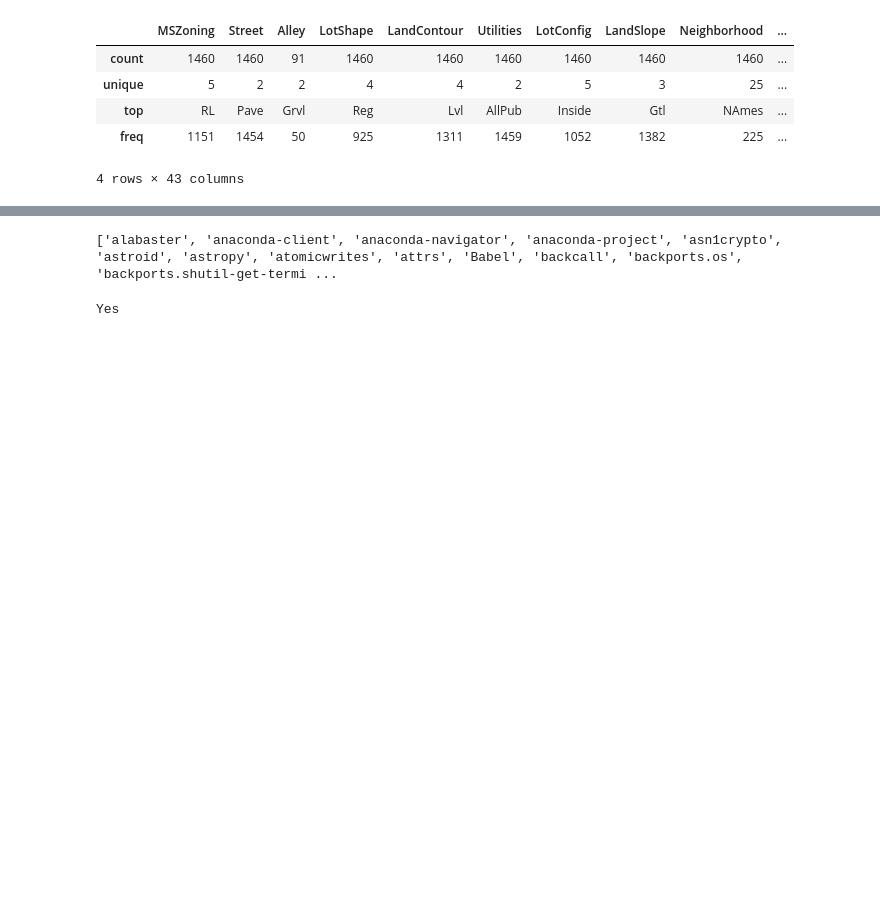
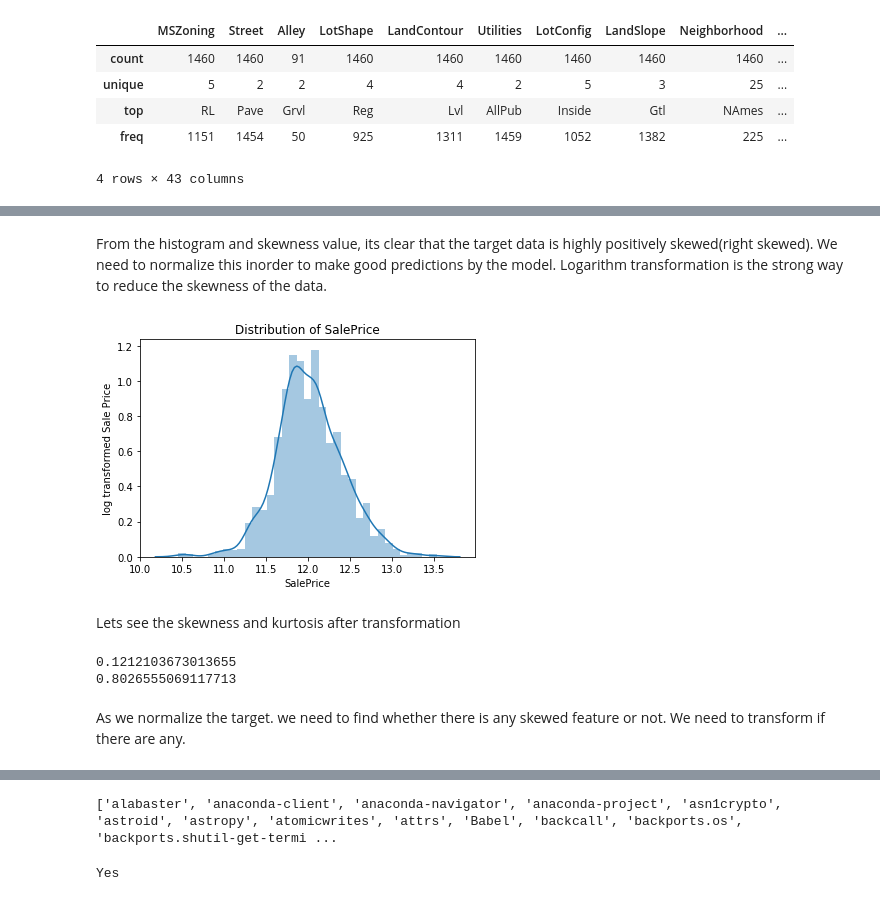
Before and after one commit to emuhsina/house_price_prediction, a Jupyter notebook: notebook.ipynb, the cells around one changed output, grey strips where cells are left out. Drawn from its saved outputs; the diff is of its cells as text; code cells hidden in the pictures; blank space fills up the shorter version.

```diff
--- a/notebook.ipynb
+++ b/notebook.ipynb
@@ -69,0 +92,20 @@ train_data.select_dtypes(include = ['object']).describe()
+# %% [markdown]
+From the histogram and skewness value, its clear that the target data is highly positively skewed(right skewed). We need to normalize this inorder to make good predictions by the model. Logarithm transformation is the strong way to reduce the skewness of the data.
+# %%
+#Checking the distribution of the target: SalePrice
+sns.distplot(np.log(train_data.SalePrice))
+plt.title('Distribution of SalePrice')
+plt.ylabel('log transformed Sale Price')
+plt.show()
+# %% [output]
+[figure, added]
+# %% [markdown]
+Lets see the skewness and kurtosis after transformation
+# %%
+print(skew(np.log(train_data.SalePrice)))
+print(kurtosis(np.log(train_data.SalePrice)))
+# %% [output]
+0.1212103673013655
+0.8026555069117713
+# %% [markdown]
+As we normalize the target. we need to find whether there is any skewed feature or not. We need to transform if there are any.
```
Also changed, not shown: parts of 22 cells of this notebook.
